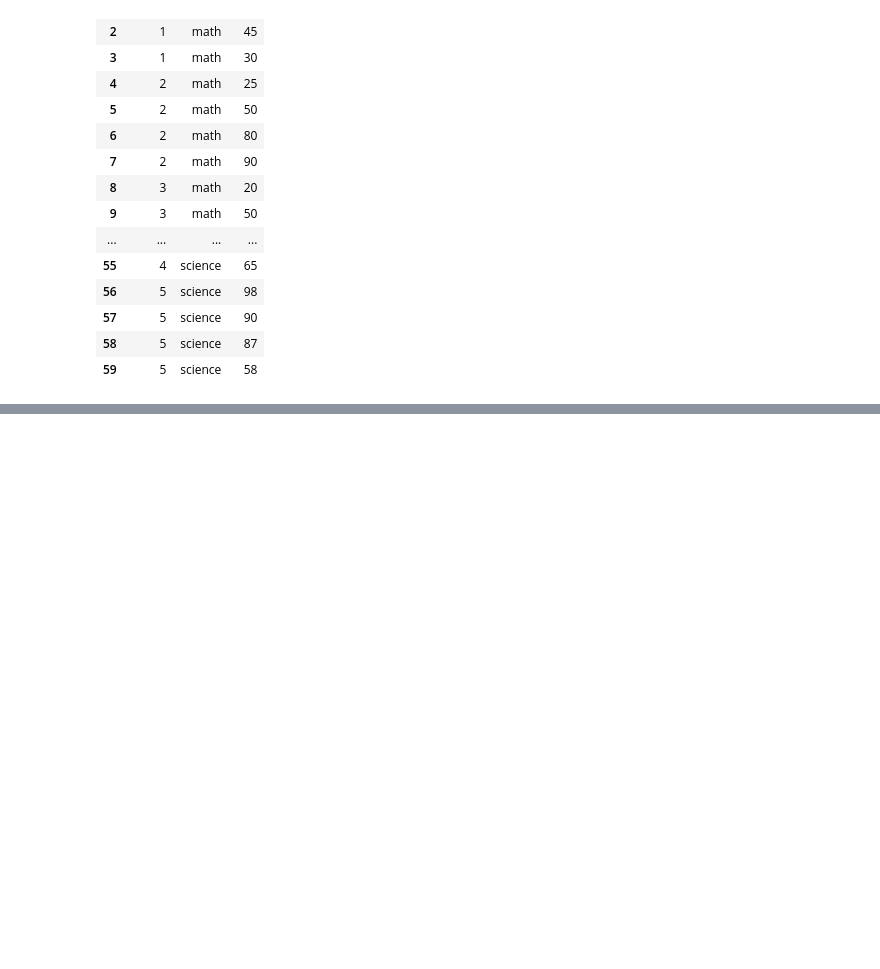
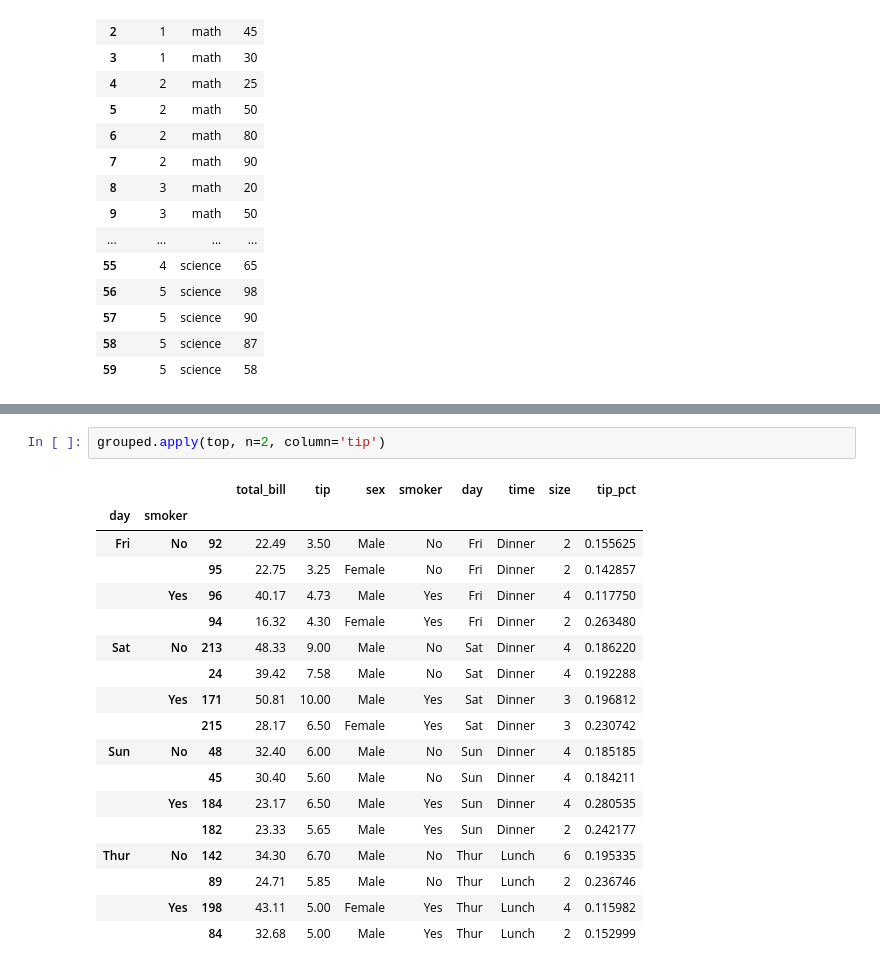
Before and after one commit to zzwony/Start_0920, a Jupyter notebook: redpython.ipynb, the cells around one changed output, grey strips where cells are left out. Cells and saved outputs as stored; diff of their text form; blank space fills up the shorter version.

```diff
--- a/redpython.ipynb
+++ b/redpython.ipynb
@@ -2560,0 +2971,21 @@ df.melt(id_vars=['nclass'], value_vars=['math','english','science'],
+# %%
+grouped.apply(top, n=2, column='tip')
+# %% [output]
+|  |  |  | total_bill | tip | sex | smoker | day | time | size | tip_pct |
+| day | smoker |  |  |  |  |  |  |  |  |  |
+| Fri | No | 92 | 22.49 | 3.50 | Male | No | Fri | Dinner | 2 | 0.155625 |
+|  |  | 95 | 22.75 | 3.25 | Female | No | Fri | Dinner | 2 | 0.142857 |
+|  | Yes | 96 | 40.17 | 4.73 | Male | Yes | Fri | Dinner | 4 | 0.117750 |
+|  |  | 94 | 16.32 | 4.30 | Female | Yes | Fri | Dinner | 2 | 0.263480 |
+| Sat | No | 213 | 48.33 | 9.00 | Male | No | Sat | Dinner | 4 | 0.186220 |
+|  |  | 24 | 39.42 | 7.58 | Male | No | Sat | Dinner | 4 | 0.192288 |
+|  | Yes | 171 | 50.81 | 10.00 | Male | Yes | Sat | Dinner | 3 | 0.196812 |
+|  |  | 215 | 28.17 | 6.50 | Female | Yes | Sat | Dinner | 3 | 0.230742 |
+| Sun | No | 48 | 32.40 | 6.00 | Male | No | Sun | Dinner | 4 | 0.185185 |
+|  |  | 45 | 30.40 | 5.60 | Male | No | Sun | Dinner | 4 | 0.184211 |
+|  | Yes | 184 | 23.17 | 6.50 | Male | Yes | Sun | Dinner | 4 | 0.280535 |
+|  |  | 182 | 23.33 | 5.65 | Male | Yes | Sun | Dinner | 2 | 0.242177 |
+| Thur | No | 142 | 34.30 | 6.70 | Male | No | Thur | Lunch | 6 | 0.195335 |
+|  |  | 89 | 24.71 | 5.85 | Male | No | Thur | Lunch | 2 | 0.236746 |
+|  | Yes | 198 | 43.11 | 5.00 | Female | Yes | Thur | Lunch | 4 | 0.115982 |
+|  |  | 84 | 32.68 | 5.00 | Male | Yes | Thur | Lunch | 2 | 0.152999 |
```
Also changed, not shown: parts of 52 cells of this notebook.
